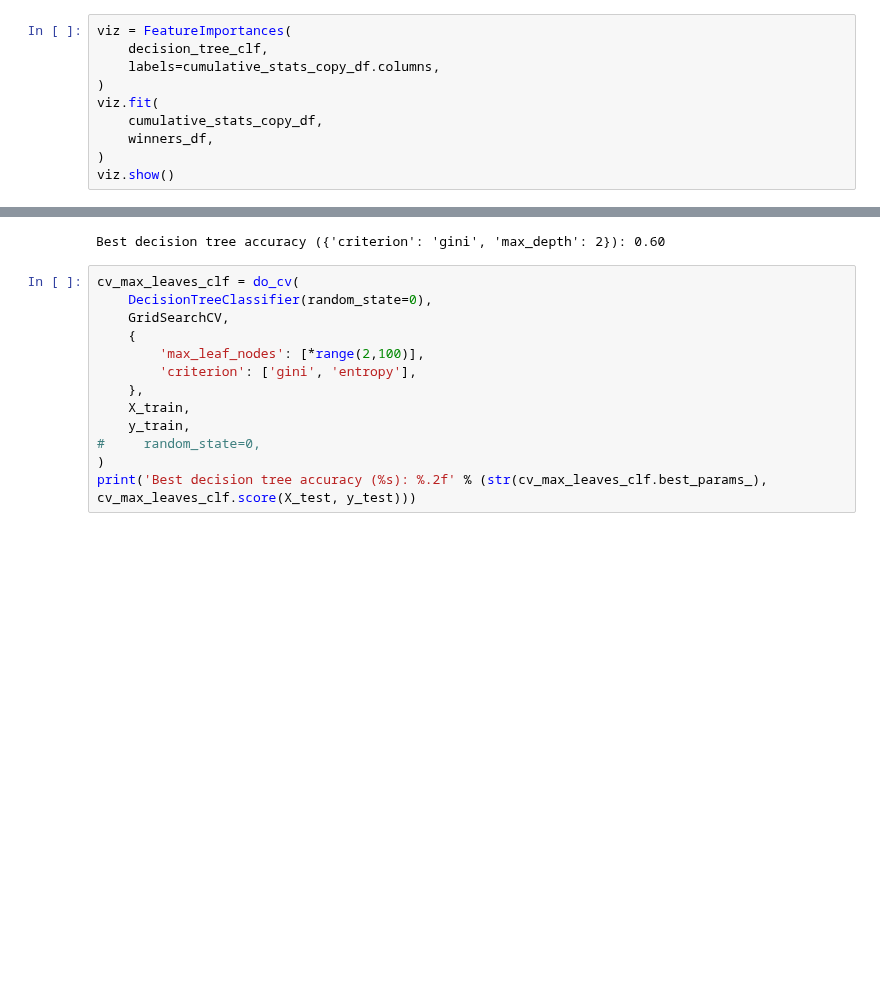
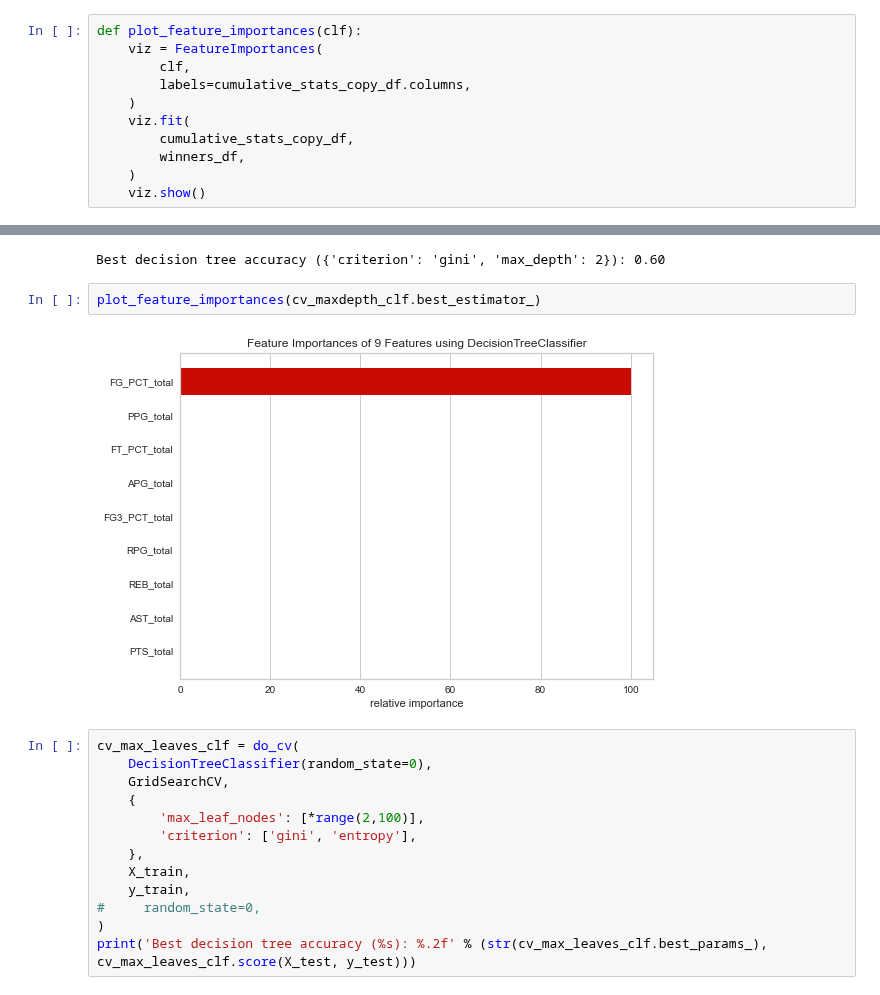
Before and after one commit to psalire/cmpe255-term-project, a Jupyter notebook: classifiers/decision-tree/decision_tree.ipynb, the cells around one changed output, grey strips where cells are left out. Cells and saved outputs as stored; diff of their text form; blank space fills up the shorter version.

Commit message:
show feature importances

```diff
--- a/classifiers/decision-tree/decision_tree.ipynb
+++ b/classifiers/decision-tree/decision_tree.ipynb
@@ -111,12 +111,13 @@ from yellowbrick.model_selection import FeatureImportances
 # plt.figure(figsize=(15,10))
 # t = plot_tree(decision_tree_clf)
 # %%
-viz = FeatureImportances(
-    decision_tree_clf,
-    labels=cumulative_stats_copy_df.columns,
-)
-viz.fit(
-    cumulative_stats_copy_df,
-    winners_df,
-)
-viz.show()
+def plot_feature_importances(clf):
+    viz = FeatureImportances(
+        clf,
+        labels=cumulative_stats_copy_df.columns,
+    )
+    viz.fit(
+        cumulative_stats_copy_df,
+        winners_df,
+    )
+    viz.show()
@@ -167,6 +169,10 @@ cv_maxdepth_clf = do_cv(
 print('Best decision tree accuracy (%s): %.2f' % (str(cv_maxdepth_clf.best_params_), cv_maxdepth_clf.score(X_test, y_test)))
 # %% [output]
 Best decision tree accuracy ({'criterion': 'gini', 'max_depth': 2}): 0.60
+# %%
+plot_feature_importances(cv_maxdepth_clf.best_estimator_)
+# %% [output]
+[figure, added]
 # %%
 cv_max_leaves_clf = do_cv(
     DecisionTreeClassifier(random_state=0),
```
Also changed, not shown: parts of 5 cells of this notebook.
